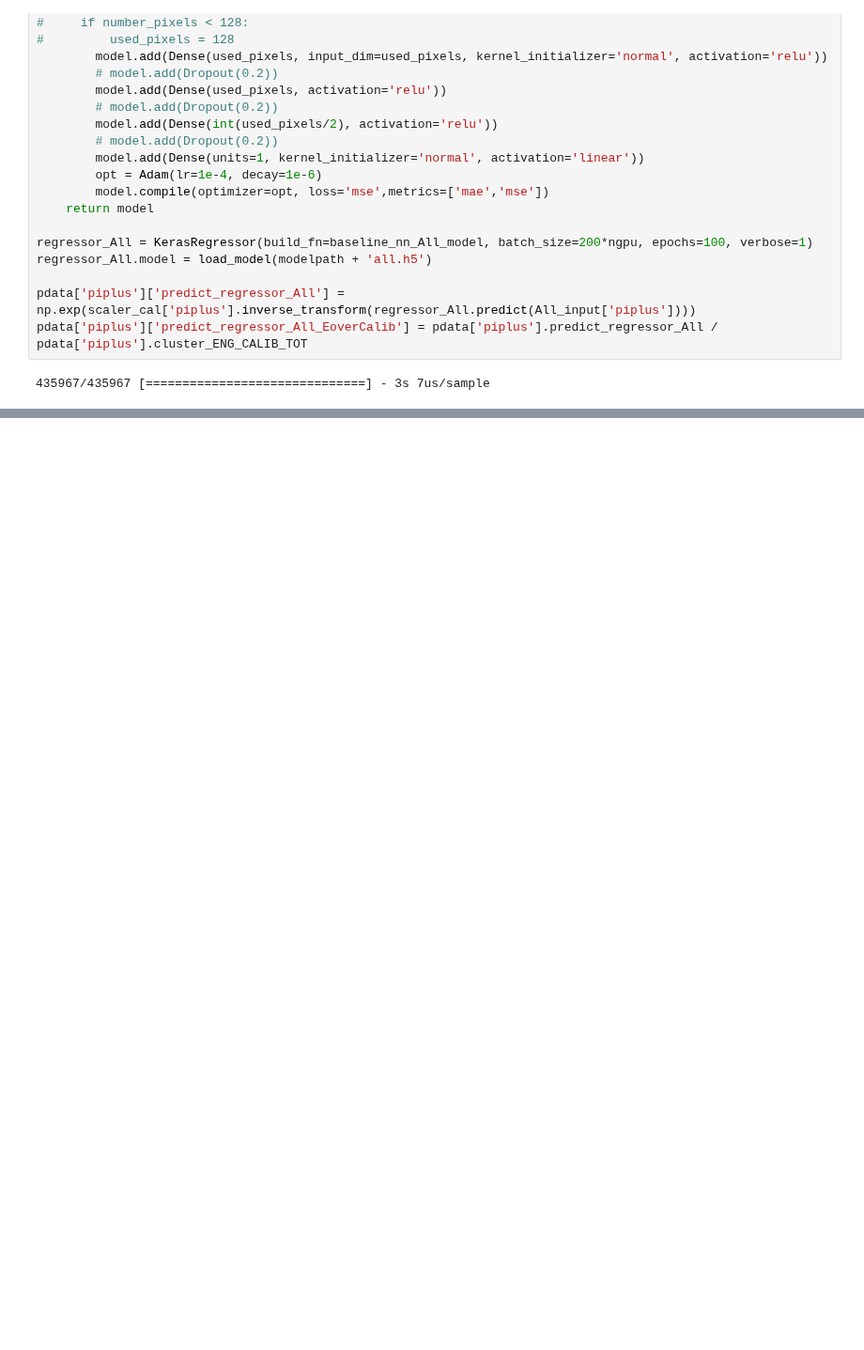
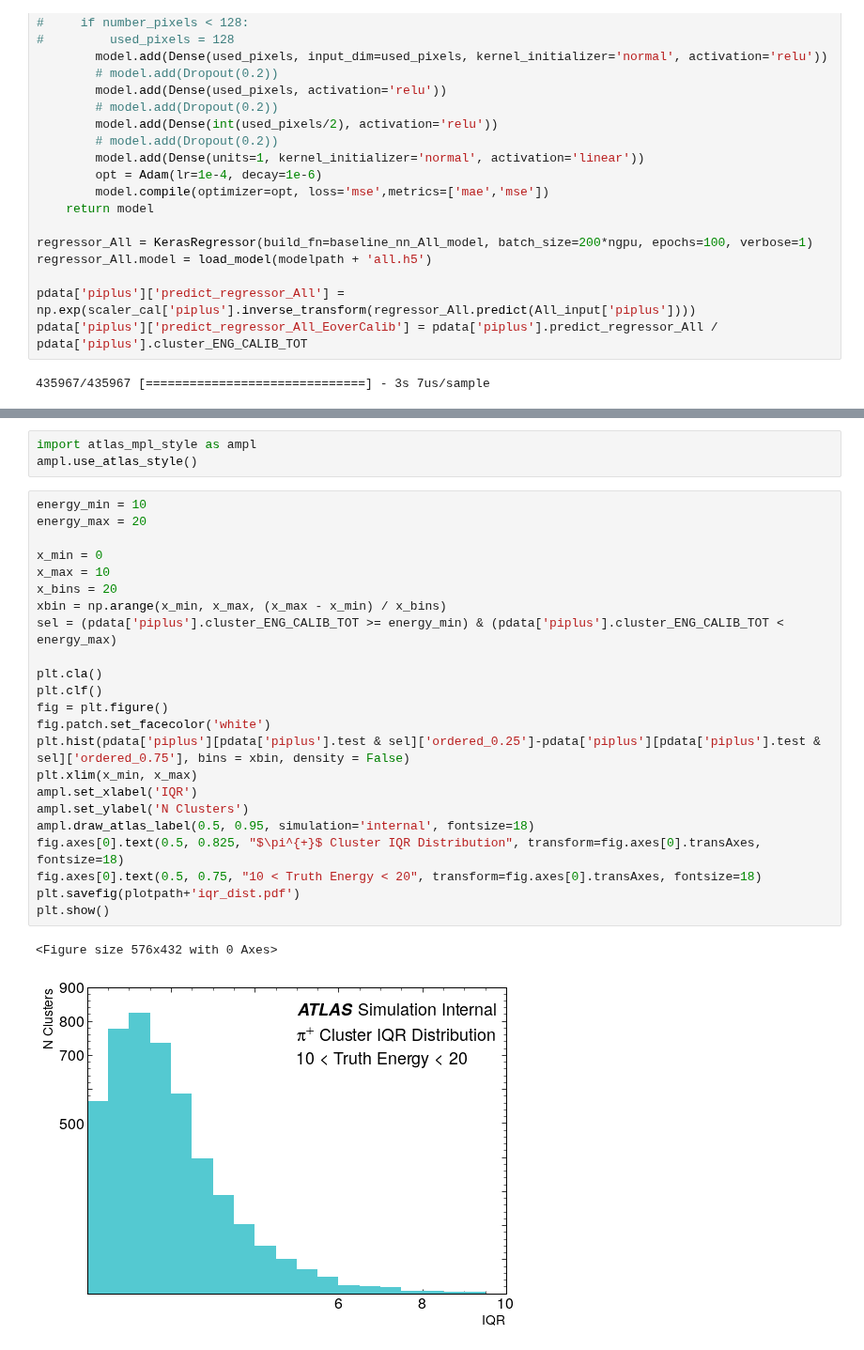
Before and after one commit to russbate42/UBCPionML, a Jupyter notebook: regression/regression-resolution.ipynb, the cells around one changed output, grey strips where cells are left out. Shown at 94% size. Cells and saved outputs as stored; diff of their text form; blank space fills up the shorter version.

```diff
--- a/regression/regression-resolution.ipynb
+++ b/regression/regression-resolution.ipynb
@@ -425,0 +439,29 @@ pu.lineOverlay(xcenter=xcenter, lines = [iqrOverMedAll, (orderedQuant[1]-ordered
+# %%
+import atlas_mpl_style as ampl
+ampl.use_atlas_style()
+# %%
+energy_min = 10
+energy_max = 20
+
+x_min = 0
+x_max = 10
+x_bins = 20
+xbin = np.arange(x_min, x_max, (x_max - x_min) / x_bins)
+sel = (pdata['piplus'].cluster_ENG_CALIB_TOT >= energy_min) & (pdata['piplus'].cluster_ENG_CALIB_TOT < energy_max)
+
+plt.cla()
+plt.clf()
+fig = plt.figure()
+fig.patch.set_facecolor('white')
+plt.hist(pdata['piplus'][pdata['piplus'].test & sel]['ordered_0.25']-pdata['piplus'][pdata['piplus'].test & sel]['ordered_0.75'], bins = xbin, density = False)
+plt.xlim(x_min, x_max)
+ampl.set_xlabel('IQR')
+ampl.set_ylabel('N Clusters')
+ampl.draw_atlas_label(0.5, 0.95, simulation='internal', fontsize=18)
+fig.axes[0].text(0.5, 0.825, "$\pi^{+}$ Cluster IQR Distribution", transform=fig.axes[0].transAxes, fontsize=18)
+fig.axes[0].text(0.5, 0.75, "10 < Truth Energy < 20", transform=fig.axes[0].transAxes, fontsize=18)
+plt.savefig(plotpath+'iqr_dist.pdf')
+plt.show()
+# %% [output]
+<Figure size 576x432 with 0 Axes>
+[figure, added]
```
Also changed, not shown: parts of 11 cells of this notebook.
